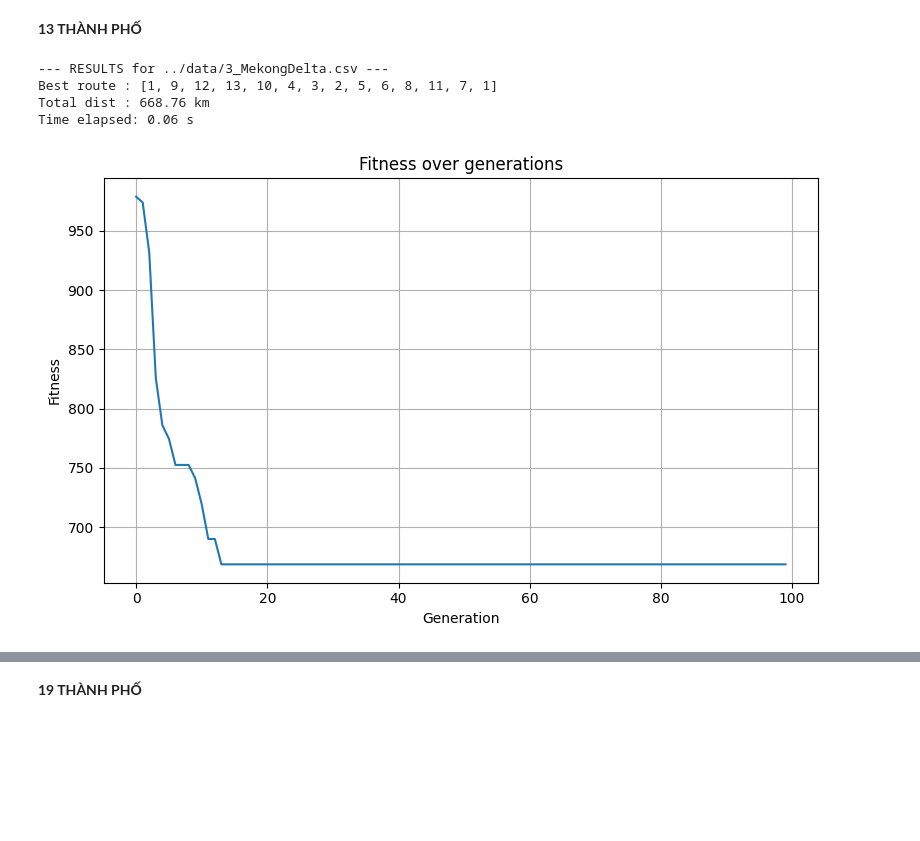
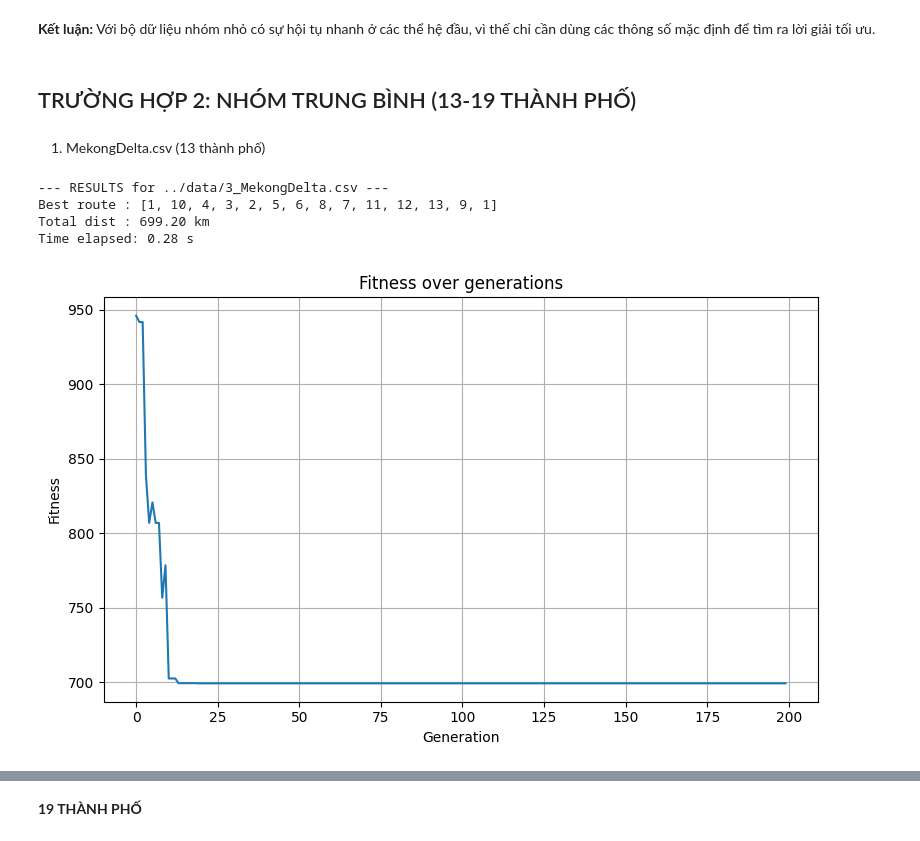
Before and after one commit to thilinnd/GA_TSP, a Jupyter notebook: src/data_optimal.ipynb, the cells around one changed output, grey strips where cells are left out. Saved outputs shown, nothing was run; the diff lists cells and outputs as text; code cells hidden in the pictures; blank space fills up the shorter version.

```diff
--- a/src/data_optimal.ipynb
+++ b/src/data_optimal.ipynb
@@ -8,7 +8,7 @@ from GA import solve
 def analyze_ga(
     csv_file: str,
     population_size: int = 100,
-    generations: int = 100,
+    generations: int = 200,
     mutation_rate: float = 0.01,
     mutation_algorithm: str = 'swap',
     crossover_algorithm: str = 'single_point',
@@ -95,16 +125,19 @@ def analyze_ga(
+# %% [markdown]
+**Kết luận:** Với bộ dữ liệu nhóm nhỏ có sự hội tụ nhanh ở các thể hệ đầu, vì thế chỉ cần dùng các thông số mặc định để tìm ra lời giải tối ưu.
 # %% [markdown]
-**13 THÀNH PHỐ**
+## TRƯỜNG HỢP 2: NHÓM TRUNG BÌNH (13-19 THÀNH PHỐ)
+# %% [markdown]
+1. MekongDelta.csv (13 thành phố)
 # %%
-# Example: adjust path and parameters as needed
-result1 = analyze_ga(
+resultT1= analyze_ga(
     "../data/3_MekongDelta.csv",
     population_size=100,
-    generations=100,
+    generations=200,
     mutation_rate=0.01
 )
 # %% [output]
 --- RESULTS for ../data/3_MekongDelta.csv ---
-Best route : [1, 9, 12, 13, 10, 4, 3, 2, 5, 6, 8, 11, 7, 1]
-Total dist : 668.76 km
-Time elapsed: 0.06 s
+Best route : [1, 10, 4, 3, 2, 5, 6, 8, 7, 11, 12, 13, 9, 1]
+Total dist : 699.20 km
+Time elapsed: 0.28 s
-[figure, old version]
+[figure, new version]
```
Also changed, not shown: parts of 26 cells of this notebook.
